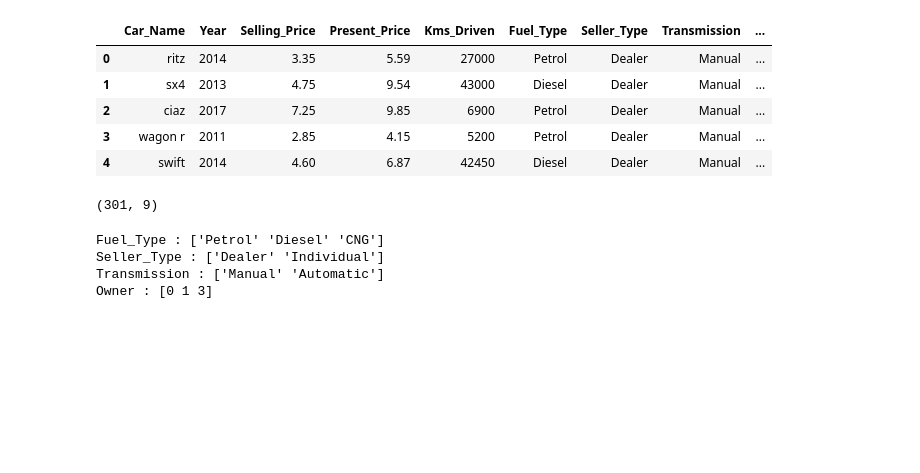
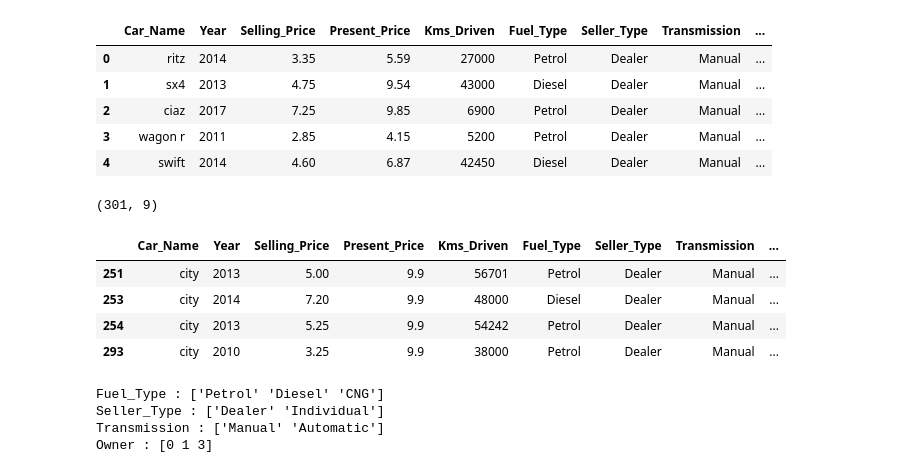
Before and after one commit to AmirSahil/Car-Price-Prediction, a Jupyter notebook: car-price.ipynb, the cells around one changed output. Cells and saved outputs as stored; diff of their text form; code cells hidden in the pictures; blank space fills up the shorter version.

```diff
--- a/car-price.ipynb
+++ b/car-price.ipynb
@@ -24,6 +26,14 @@ df.head()
 df.shape
 # %% [output]
 (301, 9)
+# %%
+df[df['Present_Price'] == 9.9]
+# %% [output]
+|  | Car_Name | Year | Selling_Price | Present_Price | Kms_Driven | Fuel_Type | Seller_Type | Transmission | ... |
+| 251 | city | 2013 | 5.00 | 9.9 | 56701 | Petrol | Dealer | Manual | ... |
+| 253 | city | 2014 | 7.20 | 9.9 | 48000 | Diesel | Dealer | Manual | ... |
+| 254 | city | 2013 | 5.25 | 9.9 | 54242 | Petrol | Dealer | Manual | ... |
+| 293 | city | 2010 | 3.25 | 9.9 | 38000 | Petrol | Dealer | Manual | ... |
 # %%
 for col in df.columns:
     if len(df[col].unique()) < 10:
```
Also changed, not shown: parts of 11 cells of this notebook, 6 other files.
